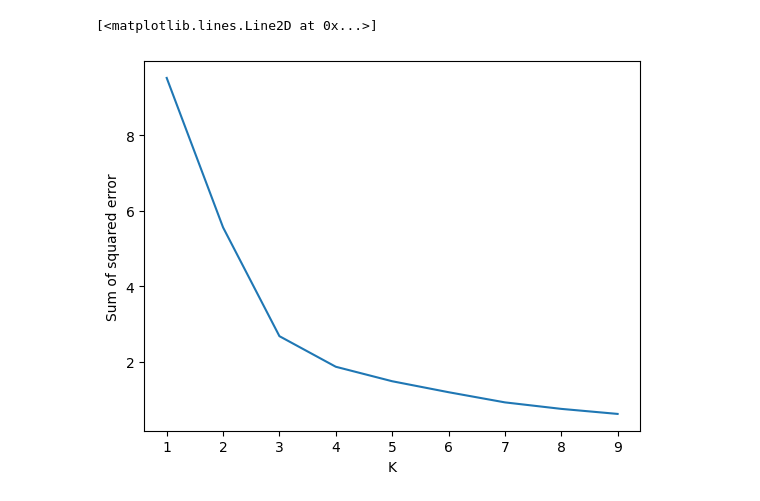
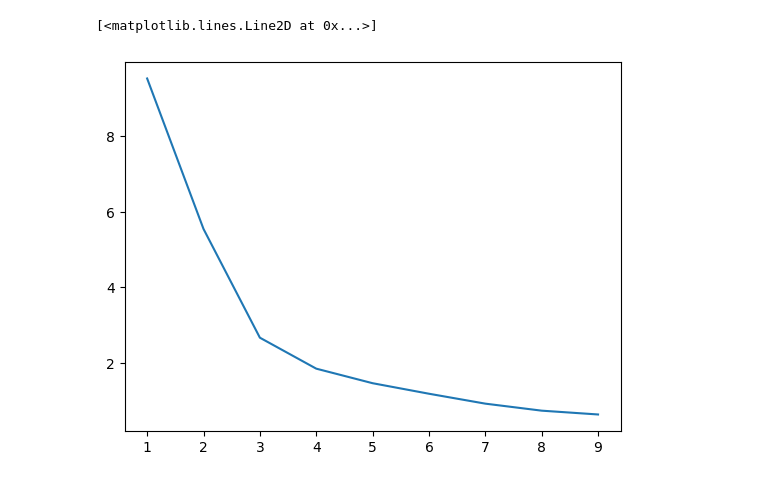
Before and after one commit to Karina0162003/MLP_Programs, a Jupyter notebook: kmeans.ipynb, the cells around one changed output. Cells and saved outputs as stored; diff of their text form; code cells hidden in the pictures.

```diff
--- a/kmeans.ipynb
+++ b/kmeans.ipynb
@@ -109,14 +76,12 @@ plt.legend()
 # %%
-sse = []
-k_rng = range(1,10)
+ssr=[]
+k_rng=range(1,10)
 for k in k_rng:
-    km = KMeans(n_clusters=k)
-    km.fit(df[['Age','Income']])
-    sse.append(km.inertia_)
+  km=KMeans(n_clusters=k)
+  km.fit(df[['Age','Income']])
+  ssr.append(km.inertia_)
-# %%
-plt.xlabel('K')
-plt.ylabel('Sum of squared error')
-plt.plot(k_rng,sse)
-# %% [output]
-[<matplotlib.lines.Line2D at 0x...>]
-[figure, removed]
+# %%
+plt.plot(k_rng,ssr)
+# %% [output]
+[<matplotlib.lines.Line2D at 0x...>]
+[figure, added]
```
Also changed, not shown: parts of 17 cells of this notebook.
